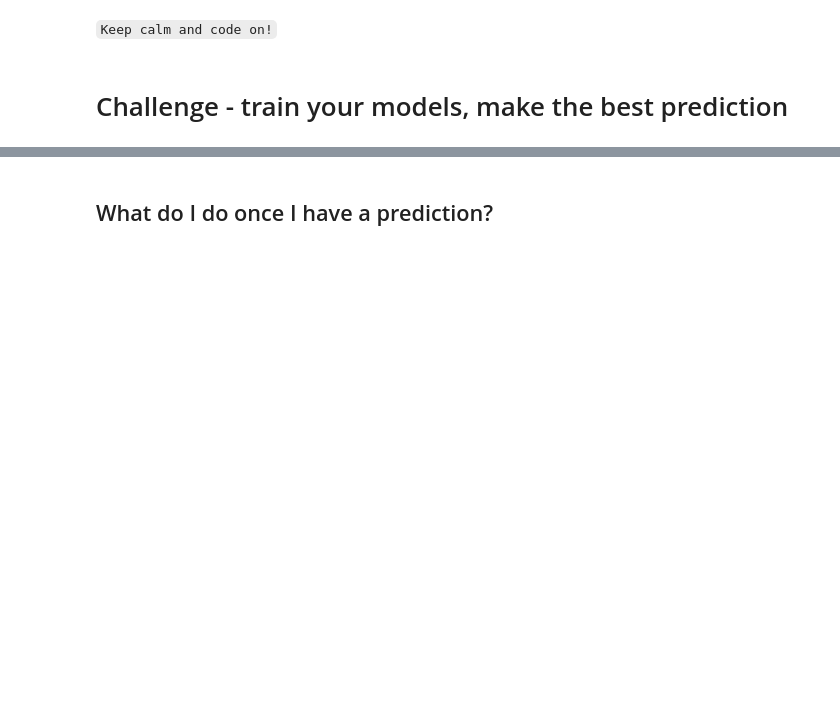
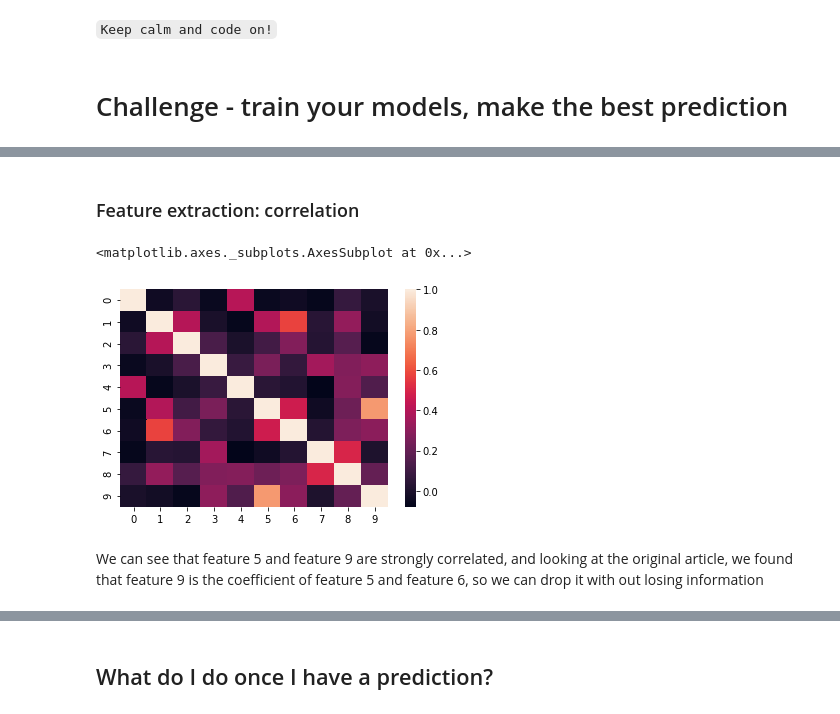
Before and after one commit to Clapiniella/lab-avila-bible, a Jupyter notebook: your-code/main.ipynb, the cells around one changed output, grey strips where cells are left out. Drawn from its saved outputs; the diff is of its cells as text; code cells hidden in the pictures; blank space fills up the shorter version.

```diff
--- a/your-code/main.ipynb
+++ b/your-code/main.ipynb
@@ -86,0 +130,10 @@ sample_submission.head()
+# %% [markdown]
+### Feature extraction: correlation
+# %%
+%matplotlib inline
+sns.heatmap(train_dataset.corr())
+# %% [output]
+<matplotlib.axes._subplots.AxesSubplot at 0x...>
+[figure, added]
+# %% [markdown]
+We can see that feature 5 and feature 9 are strongly correlated, and looking at the original article, we found that feature 9 is the coefficient of feature 5 and feature 6, so we can drop it with out losing information
```
Also changed, not shown: parts of 37 cells of this notebook, 1 other file.
